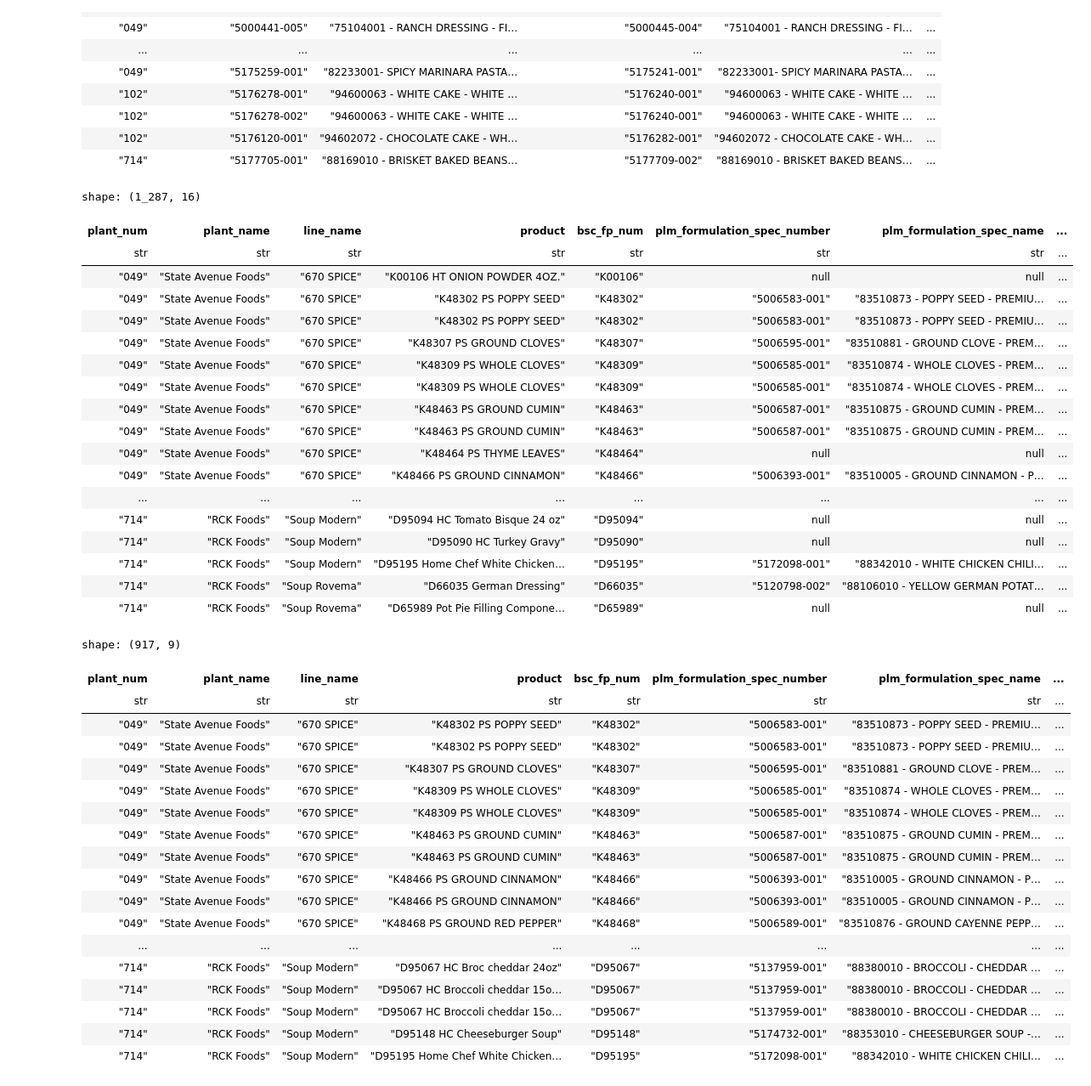
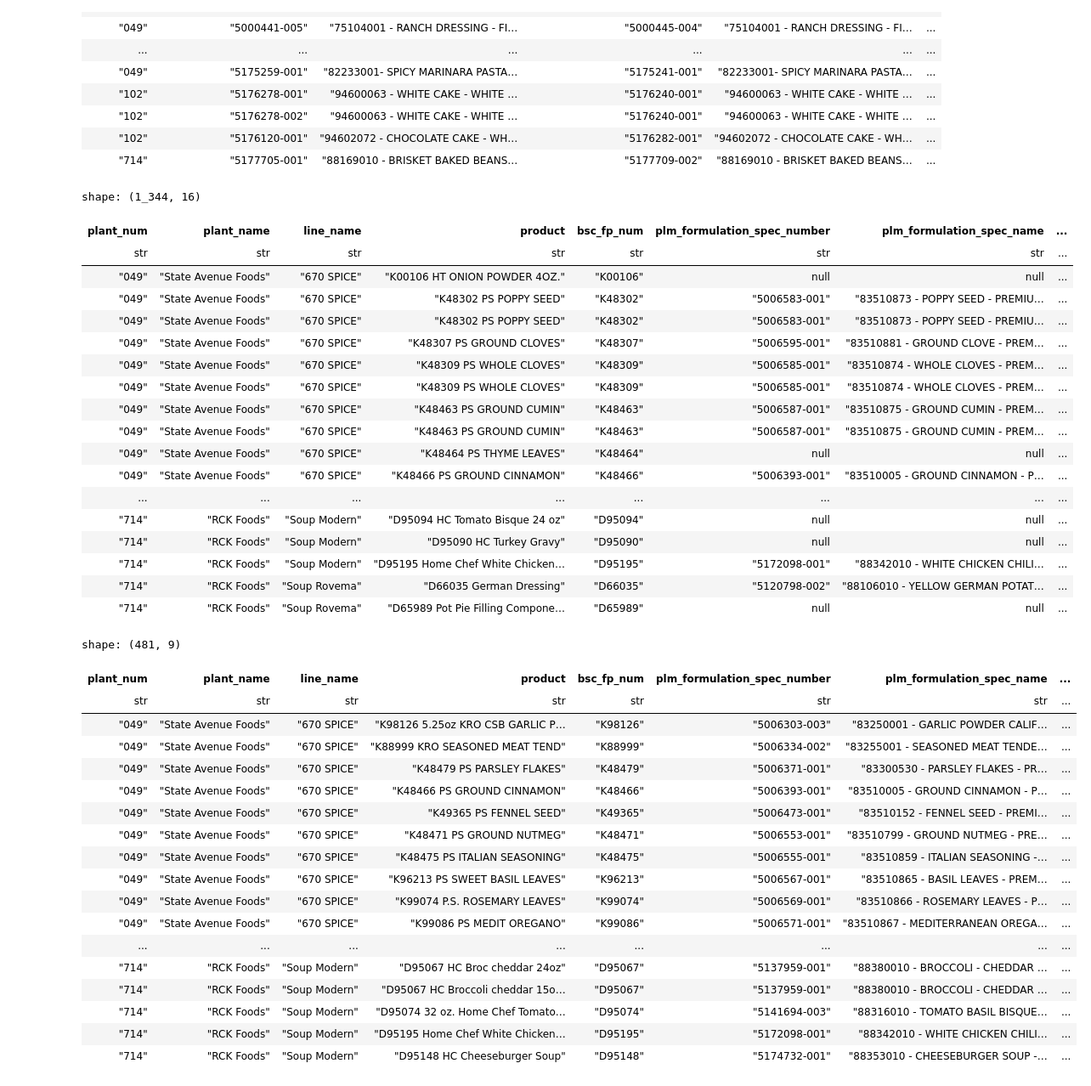
Before and after one commit to 8451LLC/labs-mfg-capabilities, a Jupyter notebook: nbs/prepare_data/join_with_formulations.ipynb, the cells around one changed output. Shown at 85% size. Drawn from its saved outputs; the diff is of its cells as text; code cells hidden in the pictures.

```diff
--- a/nbs/prepare_data/join_with_formulations.ipynb
+++ b/nbs/prepare_data/join_with_formulations.ipynb
@@ -43,10 +43,25 @@ products_raw = pl.read_excel(
 
 # display(products_raw)
 # %%
+product_col = (
+    pl.when(
+        (pl.col("Plant Number") == "102") &
+        ~pl.col("Product").str.starts_with("B")
+    )
+    .then(pl.concat_str([pl.lit("B"), pl.col("Product")]))
+    .otherwise(pl.col("Product"))
+    .alias("Product")
+)
+
 products_cleaned = (
     products_raw
     .filter(~pl.col("Product").str.contains("(?i)none"))
-    .select("Plant Number", "Plant Name", "Line Name", "Product")
+    .select(
+        "Plant Number",
+        "Plant Name",
+        "Line Name",
+        product_col
+    )
     .unique()
     .sort("Plant Number", "Plant Name", "Line Name", "Product")
 )
@@ -620,7 +611,7 @@ products_with_specs = (
 
 display(products_with_specs)
 # %% [output]
-shape: (1_287, 16)
+shape: (1_344, 16)
 | plant_num | plant_name | line_name | product | bsc_fp_num | plm_formulation_spec_number | plm_formulation_spec_name | ... |
 | str | str | str | str | str | str | str | ... |
 | "049" | "State Avenue Foods" | "670 SPICE" | "K00106 HT ONION POWDER 4OZ." | "K00106" | null | null | ... |
@@ -640,48 +631,59 @@ shape: (1_287, 16)
 | "714" | "RCK Foods" | "Soup Rovema" | "D66035 German Dressing" | "D66035" | "5120798-002" | "88106010 - YELLOW GERMAN POTAT… | ... |
 | "714" | "RCK Foods" | "Soup Rovema" | "D65989 Pot Pie Filling Compone… | "D65989" | null | null | ... |
 # %%
+# Extract base spec and issue number, and select max issue per base spec
 products_with_specs_good = (
     products_with_specs
     .filter(
         (pl.col("fuzzy_matched") == False) |
         (pl.col("fuzzy_match_score") >= 90) |
         (pl.col("llm_confidence") >= 5)
     )
     .filter(pl.col("plm_formulation_spec_number").is_not_null())
+    .with_columns([
+        pl.col("plm_formulation_spec_number").str.slice(0, 7).alias("base_spec"),
+        pl.col("plm_formulation_spec_number").str.slice(-3, 3).cast(pl.Int32).alias("issue_number")
+    ])
+    .with_columns(
+        pl.col("issue_number").max().over("base_spec").alias("max_issue_number")
+    )
+    .filter(pl.col("issue_number") == pl.col("max_issue_number"))
     .select(
         pl.col("plant_num"),
         pl.col("plant_name"),
         pl.col("line_name"),
         pl.col("product"),
         pl.col("bsc_fp_num"),
         pl.col("plm_formulation_spec_number"),
         pl.col("plm_formulation_spec_name"),
         pl.col("plm_output_material_spec_number"),
         pl.col("plm_output_material_name")
     )
+    .unique()
+    .sort("plant_num", "line_name", "plm_formulation_spec_number", "product")
 )
 
 display(products_with_specs_good)
 # %% [output]
-shape: (917, 9)
+shape: (481, 9)
 | plant_num | plant_name | line_name | product | bsc_fp_num | plm_formulation_spec_number | plm_formulation_spec_name | ... |
 | str | str | str | str | str | str | str | ... |
-| "049" | "State Avenue Foods" | "670 SPICE" | "K48302 PS POPPY SEED" | "K48302" | "5006583-001" | "83510873 - POPPY SEED - PREMIU… | ... |
-| "049" | "State Avenue Foods" | "670 SPICE" | "K48302 PS POPPY SEED" | "K48302" | "5006583-001" | "83510873 - POPPY SEED - PREMIU… | ... |
-| "049" | "State Avenue Foods" | "670 SPICE" | "K48307 PS GROUND CLOVES" | "K48307" | "5006595-001" | "83510881 - GROUND CLOVE - PREM… | ... |
-| "049" | "State Avenue Foods" | "670 SPICE" | "K48309 PS WHOLE CLOVES" | "K48309" | "5006585-001" | "83510874 - WHOLE CLOVES - PREM… | ... |
-| "049" | "State Avenue Foods" | "670 SPICE" | "K48309 PS WHOLE CLOVES" | "K48309" | "5006585-001" | "83510874 - WHOLE CLOVES - PREM… | ... |
-| "049" | "State Avenue Foods" | "670 SPICE" | "K48463 PS GROUND CUMIN" | "K48463" | "5006587-001" | "83510875 - GROUND CUMIN - PREM… | ... |
-| "049" | "State Avenue Foods" | "670 SPICE" | "K48463 PS GROUND CUMIN" | "K48463" | "5006587-001" | "83510875 - GROUND CUMIN - PREM… | ... |
+| "049" | "State Avenue Foods" | "670 SPICE" | "K98126 5.25oz KRO CSB GARLIC P… | "K98126" | "5006303-003" | "83250001 - GARLIC POWDER CALIF… | ... |
+| "049" | "State Avenue Foods" | "670 SPICE" | "K88999 KRO SEASONED MEAT TEND" | "K88999" | "5006334-002" | "83255001 - SEASONED MEAT TENDE… | ... |
+| "049" | "State Avenue Foods" | "670 SPICE" | "K48479 PS PARSLEY FLAKES" | "K48479" | "5006371-001" | "83300530 - PARSLEY FLAKES - PR… | ... |
 | "049" | "State Avenue Foods" | "670 SPICE" | "K48466 PS GROUND CINNAMON" | "K48466" | "5006393-001" | "83510005 - GROUND CINNAMON - P… | ... |
-| "049" | "State Avenue Foods" | "670 SPICE" | "K48466 PS GROUND CINNAMON" | "K48466" | "5006393-001" | "83510005 - GROUND CINNAMON - P… | ... |
-| "049" | "State Avenue Foods" | "670 SPICE" | "K48468 PS GROUND RED PEPPER" | "K48468" | "5006589-001" | "83510876 - GROUND CAYENNE PEPP… | ... |
+| "049" | "State Avenue Foods" | "670 SPICE" | "K49365 PS FENNEL SEED" | "K49365" | "5006473-001" | "83510152 - FENNEL SEED - PREMI… | ... |
+| "049" | "State Avenue Foods" | "670 SPICE" | "K48471 PS GROUND NUTMEG" | "K48471" | "5006553-001" | "83510799 - GROUND NUTMEG - PRE… | ... |
+| "049" | "State Avenue Foods" | "670 SPICE" | "K48475 PS ITALIAN SEASONING" | "K48475" | "5006555-001" | "83510859 - ITALIAN SEASONING -… | ... |
+| "049" | "State Avenue Foods" | "670 SPICE" | "K96213 PS SWEET BASIL LEAVES" | "K96213" | "5006567-001" | "83510865 - BASIL LEAVES - PREM… | ... |
+| "049" | "State Avenue Foods" | "670 SPICE" | "K99074 P.S. ROSEMARY LEAVES" | "K99074" | "5006569-001" | "83510866 - ROSEMARY LEAVES - P… | ... |
+| "049" | "State Avenue Foods" | "670 SPICE" | "K99086 PS MEDIT OREGANO" | "K99086" | "5006571-001" | "83510867 - MEDITERRANEAN OREGA… | ... |
 | ... | ... | ... | ... | ... | ... | ... | ... |
 | "714" | "RCK Foods" | "Soup Modern" | "D95067 HC Broc cheddar 24oz" | "D95067" | "5137959-001" | "88380010 - BROCCOLI - CHEDDAR … | ... |
 | "714" | "RCK Foods" | "Soup Modern" | "D95067 HC Broccoli cheddar 15o… | "D95067" | "5137959-001" | "88380010 - BROCCOLI - CHEDDAR … | ... |
-| "714" | "RCK Foods" | "Soup Modern" | "D95067 HC Broccoli cheddar 15o… | "D95067" | "5137959-001" | "88380010 - BROCCOLI - CHEDDAR … | ... |
+| "714" | "RCK Foods" | "Soup Modern" | "D95074 32 oz. Home Chef Tomato… | "D95074" | "5141694-003" | "88316010 - TOMATO BASIL BISQUE… | ... |
+| "714" | "RCK Foods" | "Soup Modern" | "D95195 Home Chef White Chicken… | "D95195" | "5172098-001" | "88342010 - WHITE CHICKEN CHILI… | ... |
 | "714" | "RCK Foods" | "Soup Modern" | "D95148 HC Cheeseburger Soup" | "D95148" | "5174732-001" | "88353010 - CHEESEBURGER SOUP -… | ... |
-| "714" | "RCK Foods" | "Soup Modern" | "D95195 Home Chef White Chicken… | "D95195" | "5172098-001" | "88342010 - WHITE CHICKEN CHILI… | ... |
 # %%
 line_product_agg = (
     products_with_specs_good
```
Also changed, not shown: parts of 7 cells of this notebook.
